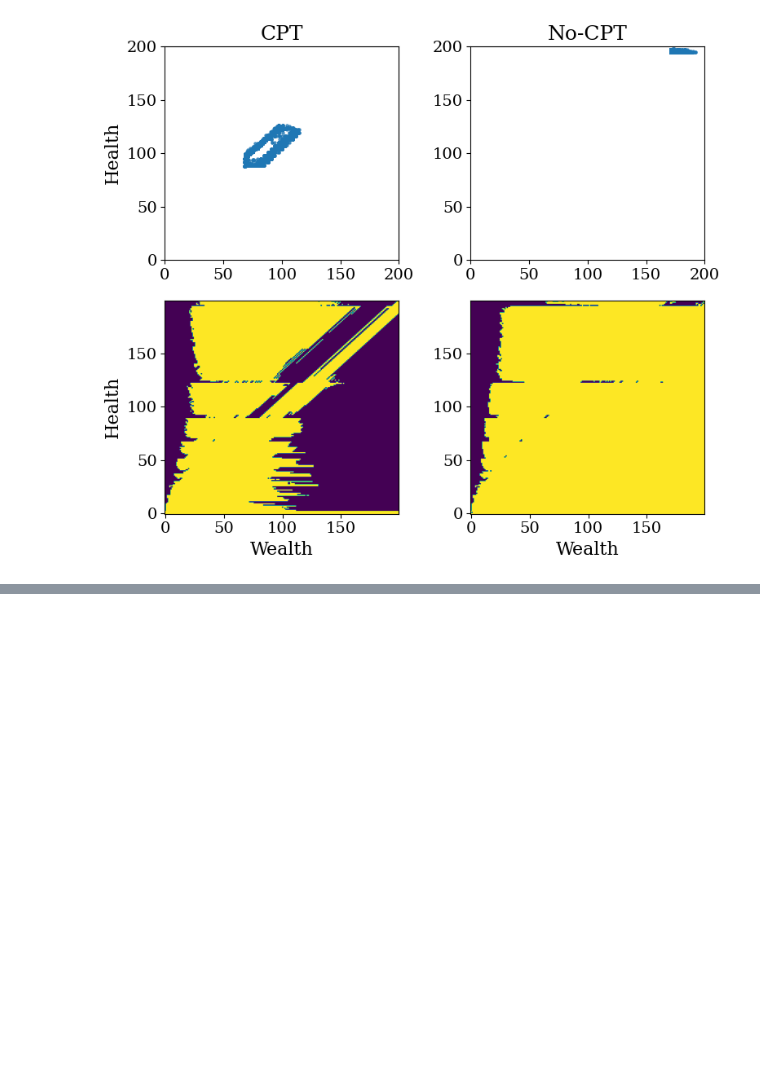
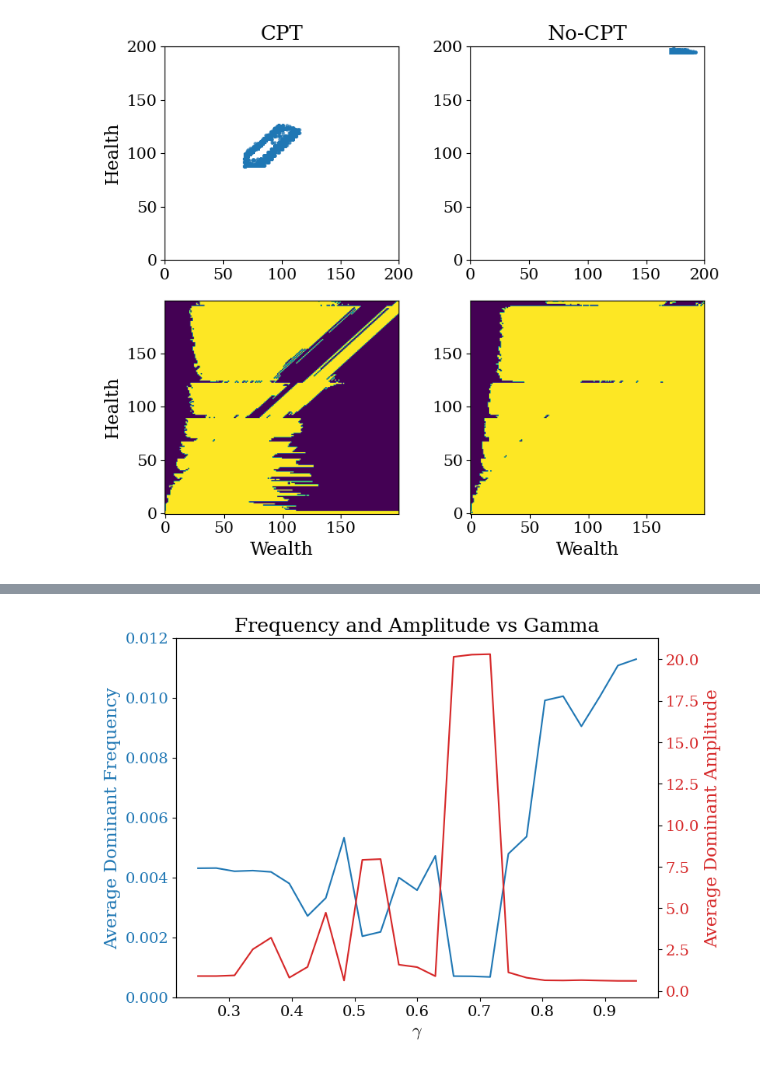
Before and after one commit to charlesaugdupont/cognitive-biases-endogenous-volatility, a Jupyter notebook: CPT_vs_NOCPT.ipynb, the cells around one changed output, grey strips where cells are left out. Cells and saved outputs as stored; diff of their text form; code cells hidden in the pictures; blank space fills up the shorter version.

```diff
--- a/CPT_vs_NOCPT.ipynb
+++ b/CPT_vs_NOCPT.ipynb
@@ -310,0 +284,32 @@ avg_clustering           : 0.011838006230529595
+# %%
+ordered_files = sorted(os.listdir(D), key=lambda x: float(x.split("_")[IDX]))
+freq = []
+amp = []
+for idx, file in tqdm(enumerate(ordered_files)):
+    with open(D+file, "rb") as f:
+        res = pickle.load(f)
+    freqs, amps = compute_freqs(res)
+    freq.append(np.mean(freqs[~np.isnan(freqs)]))
+    amp.append(np.mean(amps[~np.isnan(freqs)]))
+# %%
+gamma = np.linspace(0.25, 0.95, 25)
+
+fig, ax1 = plt.subplots()
+
+# Primary axis (freq)
+ax1.plot(gamma, freq, color='tab:blue')
+ax1.set_xlabel(r"$\gamma$")
+ax1.set_ylabel("Average Dominant Frequency", color='tab:blue')
+ax1.tick_params(axis='y', labelcolor='tab:blue')
+ax1.set_ylim(0, 0.012)
+
+# Secondary axis (amp)
+ax2 = ax1.twinx()
+ax2.plot(gamma, amp, color='tab:red')
+ax2.set_ylabel("Average Dominant Amplitude", color='tab:red')
+ax2.tick_params(axis='y', labelcolor='tab:red')
+
+plt.title("Frequency and Amplitude vs Gamma")
+plt.show()
+# %% [output]
+[figure, added]
```
Also changed, not shown: parts of 18 cells of this notebook, 1 other file.
